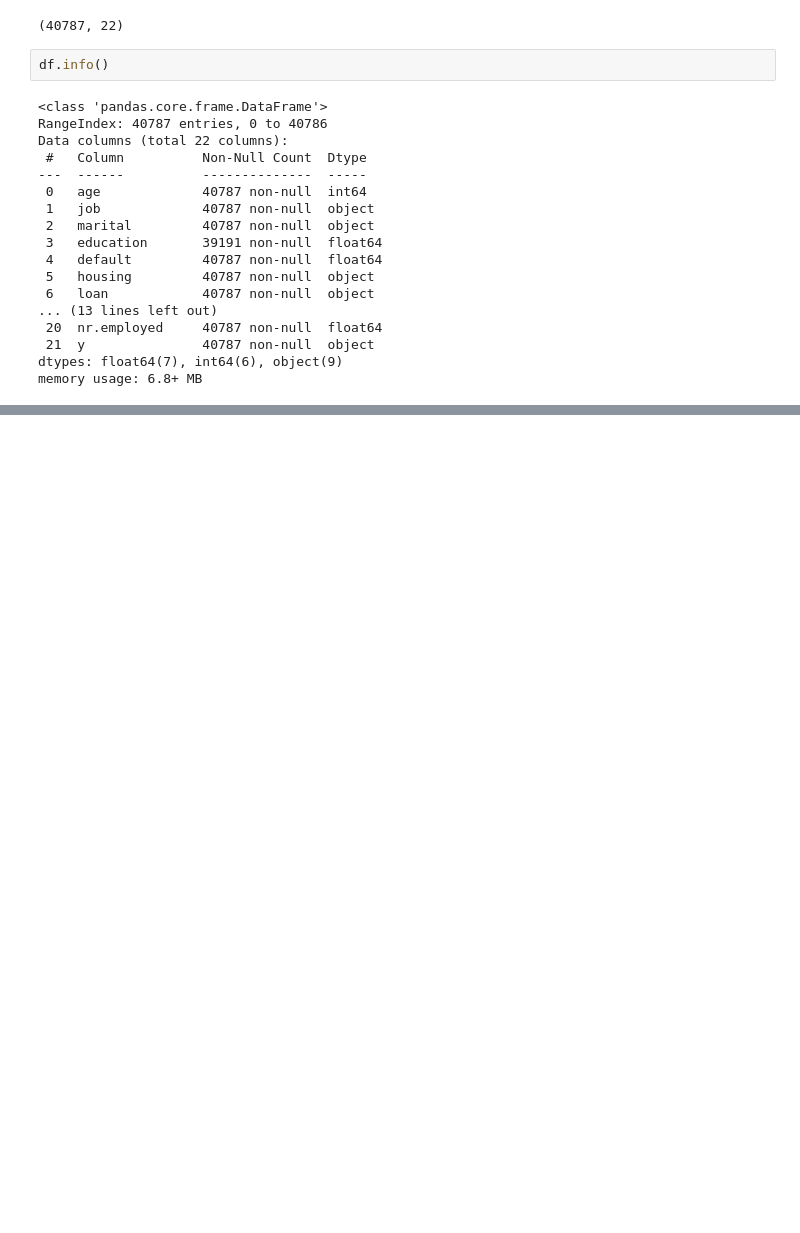
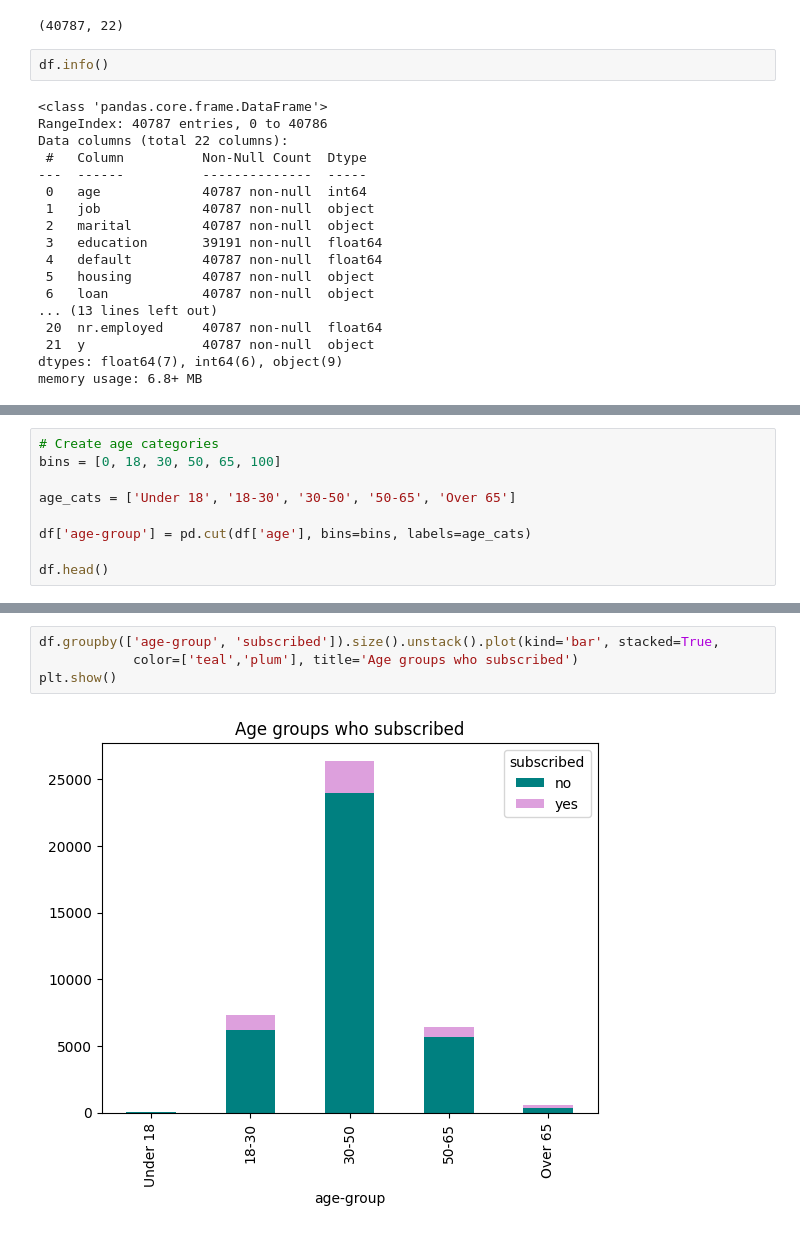
Before and after one commit to tassalor1/Bank-Term-Deposit-Prediction, a Jupyter notebook: Connor_EDA.ipynb, the cells around one changed output, grey strips where cells are left out. Drawn from its saved outputs; the diff is of its cells as text; blank space fills up the shorter version.

```diff
--- a/Connor_EDA.ipynb
+++ b/Connor_EDA.ipynb
@@ -89,0 +123,9 @@ for col in categorical_cols:
+# %%
+# Create age categories
+bins = [0, 18, 30, 50, 65, 100]
+
+age_cats = ['Under 18', '18-30', '30-50', '50-65', 'Over 65']
+
+df['age-group'] = pd.cut(df['age'], bins=bins, labels=age_cats)
+
+df.head()
@@ -89,0 +140,6 @@ for col in categorical_cols:
+# %%
+df.groupby(['age-group', 'subscribed']).size().unstack().plot(kind='bar', stacked=True,
+            color=['teal','plum'], title='Age groups who subscribed')
+plt.show()
+# %% [output]
+[figure, added]
```
Also changed, not shown: parts of 19 cells of this notebook.
